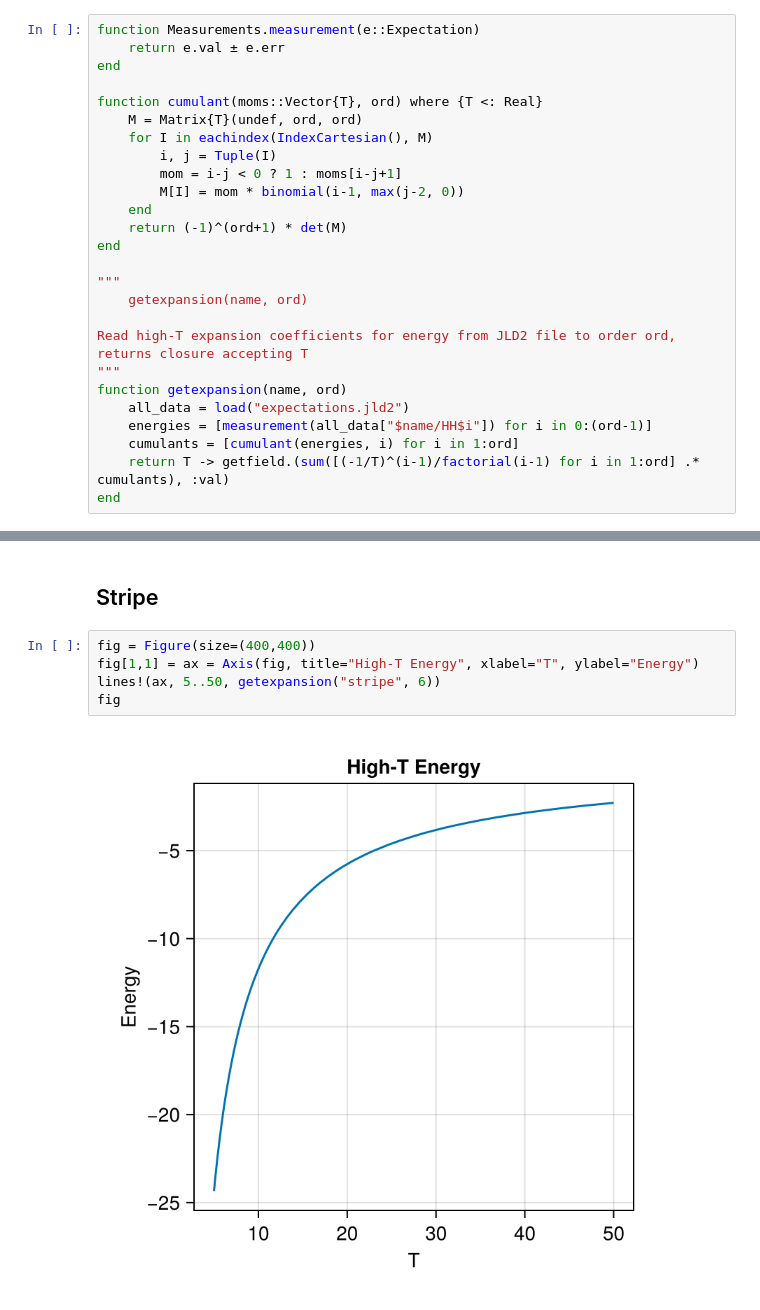
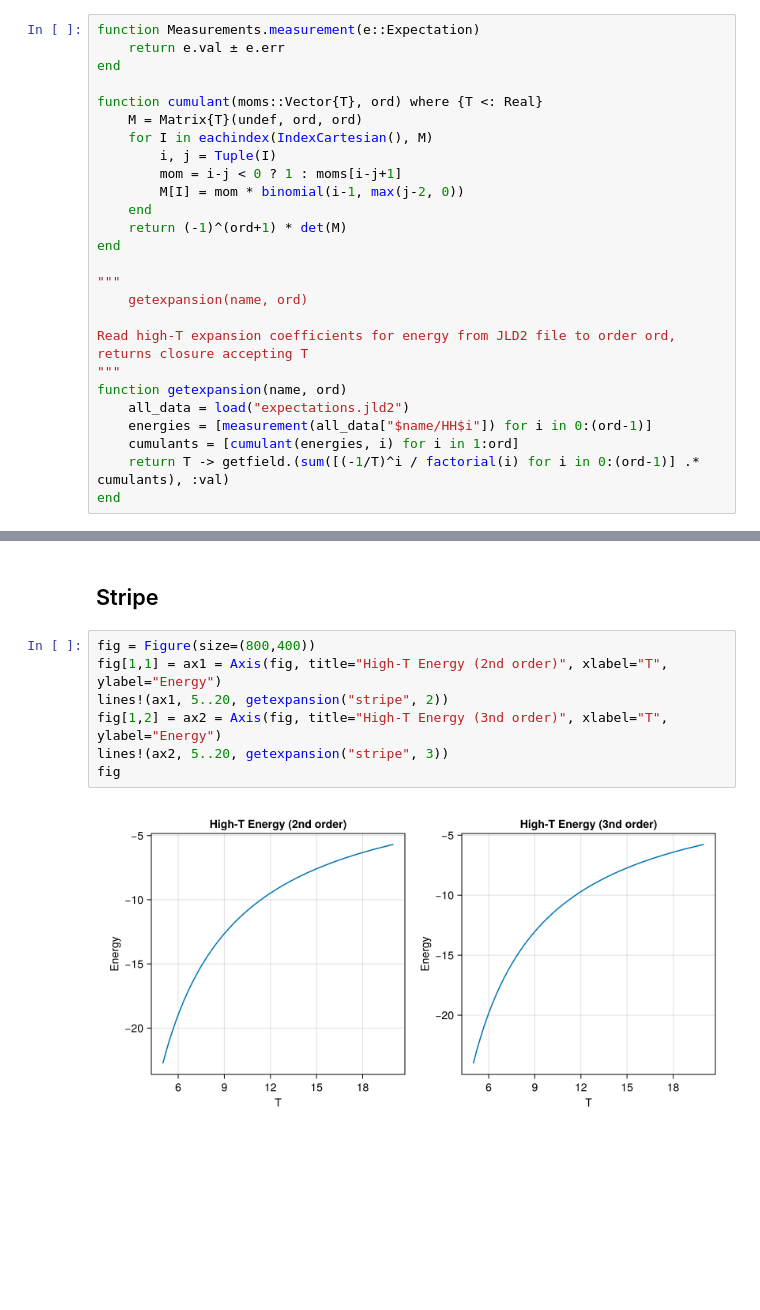
Before and after one commit to PatXue/WignerMolecule.jl, a Jupyter notebook: high-temp/plotting.ipynb, the cells around one changed output, grey strips where cells are left out. Drawn from its saved outputs; the diff is of its cells as text; blank space fills up the shorter version.

Commit message:
Plot 2nd and 3rd order high-T expansions

```diff
--- a/high-temp/plotting.ipynb
+++ b/high-temp/plotting.ipynb
@@ -43,7 +43,7 @@ function getexpansion(name, ord)
     all_data = load("expectations.jld2")
     energies = [measurement(all_data["$name/HH$i"]) for i in 0:(ord-1)]
     cumulants = [cumulant(energies, i) for i in 1:ord]
-    return T -> getfield.(sum([(-1/T)^(i-1)/factorial(i-1) for i in 1:ord] .* cumulants), :val)
+    return T -> getfield.(sum([(-1/T)^i / factorial(i) for i in 0:(ord-1)] .* cumulants), :val)
 end
 # %% [output]
 getexpansion
@@ -56,9 +56,11 @@ $124.0 \pm 60.0$
 # %% [markdown]
 ## Stripe
 # %%
-fig = Figure(size=(400,400))
-fig[1,1] = ax = Axis(fig, title="High-T Energy", xlabel="T", ylabel="Energy")
-lines!(ax, 5..50, getexpansion("stripe", 6))
+fig = Figure(size=(800,400))
+fig[1,1] = ax1 = Axis(fig, title="High-T Energy (2nd order)", xlabel="T", ylabel="Energy")
+lines!(ax1, 5..20, getexpansion("stripe", 2))
+fig[1,2] = ax2 = Axis(fig, title="High-T Energy (3nd order)", xlabel="T", ylabel="Energy")
+lines!(ax2, 5..20, getexpansion("stripe", 3))
 fig
 # %% [output]
-[figure, old version]
+[figure, new version]
```
Also changed, not shown: parts of 1 cell of this notebook.
